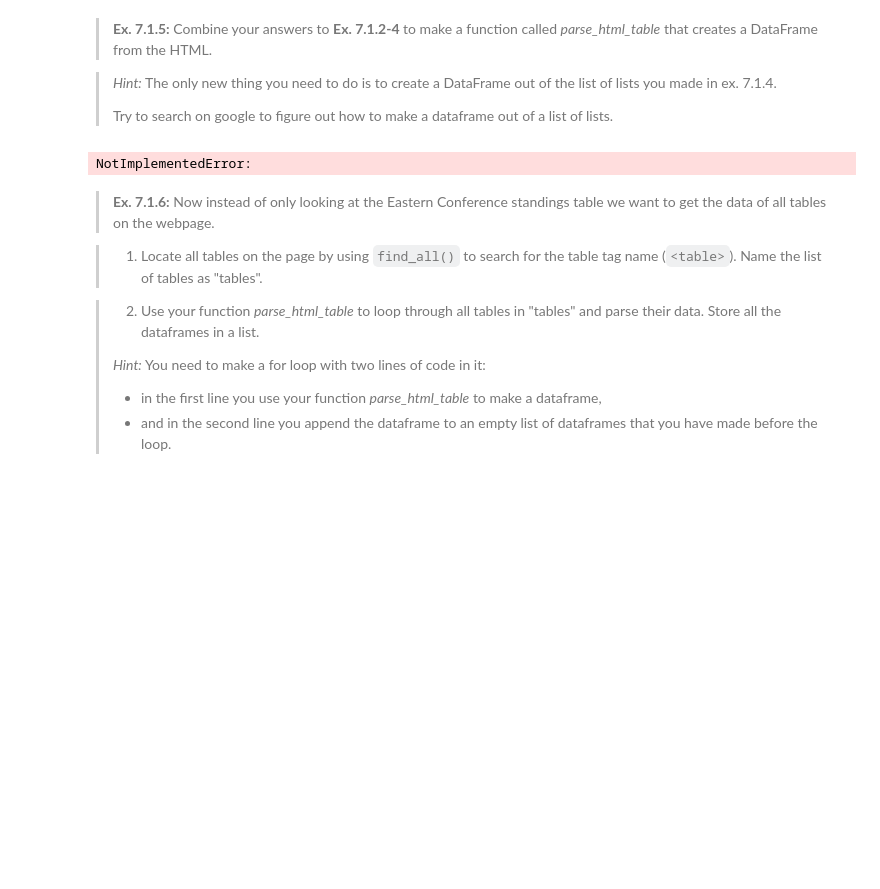
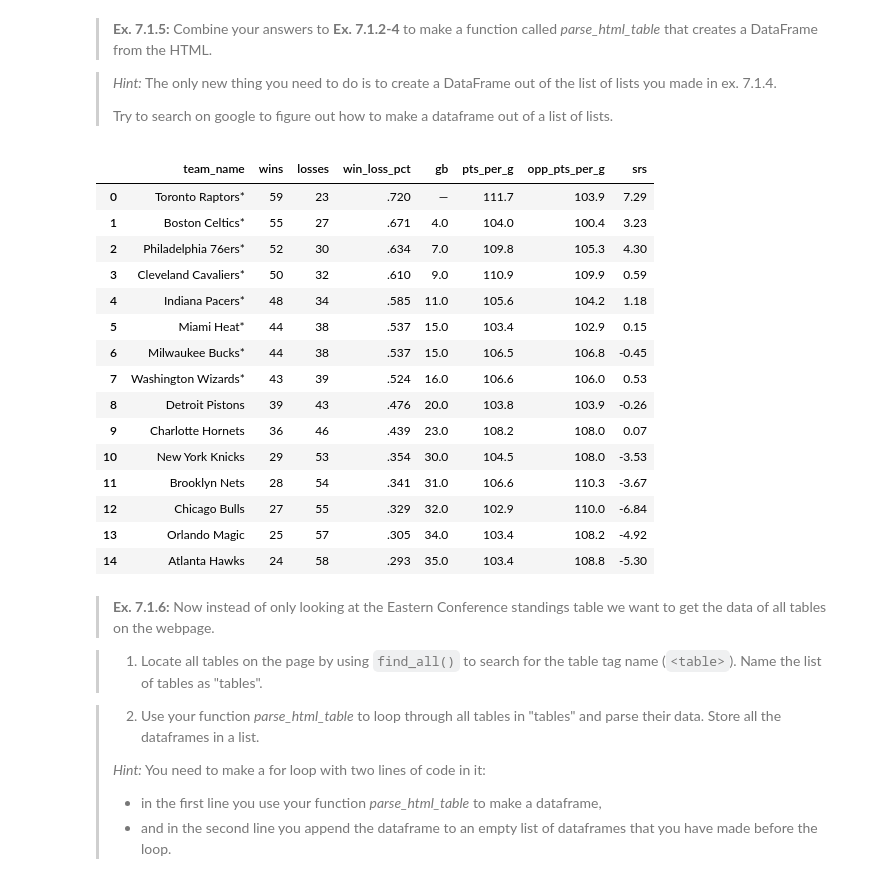
Before and after one commit to mcp656/Social-Data-Science, a Jupyter notebook: Modules/module_7/module_7_exercises.ipynb, the cells around one changed output. Cells and saved outputs as stored; diff of their text form; code cells hidden in the pictures; blank space fills up the shorter version.

```diff
--- a/Modules/module_7/module_7_exercises.ipynb
+++ b/Modules/module_7/module_7_exercises.ipynb
@@ -132,11 +107,53 @@ print(all_rows)
 > *Hint:* The only new thing you need to do is to create a DataFrame out of the list of lists you made in ex. 7.1.4.
 >
 > Try to search on google to figure out how to make a dataframe out of a list of lists.
-# %%
-# YOUR CODE HERE
-raise NotImplementedError()
-# %% [output]
-NotImplementedError:
+# %%
+# YOUR CODE HERE
+import pandas as pd
+
+df = pd.DataFrame(all_rows, columns = table_header)
+# %%
+import pandas as pd
+
+def parse_html_table(html):
+    columns = []
+    row_lists = []
+
+    for th in html.find('thead').find_all('th'):
+        columns.append(th.get('data-stat'))
+
+    for row in html.find('tbody').find_all('tr'):
+        rows = []
+
+        for child in row.children:
+            if child.name in ['th', 'td']:
+                rows.append(child.get_text(strip=True))
+
+        row_lists.append(rows)
+
+    df = pd.DataFrame(row_lists, columns=columns)
+
+    return df
+
+# Example usage:
+parse_html_table(eastern_conference_table)
+# %% [output]
+|  | team_name | wins | losses | win_loss_pct | gb | pts_per_g | opp_pts_per_g | srs |
+| 0 | Toronto Raptors* | 59 | 23 | .720 | — | 111.7 | 103.9 | 7.29 |
+| 1 | Boston Celtics* | 55 | 27 | .671 | 4.0 | 104.0 | 100.4 | 3.23 |
+| 2 | Philadelphia 76ers* | 52 | 30 | .634 | 7.0 | 109.8 | 105.3 | 4.30 |
+| 3 | Cleveland Cavaliers* | 50 | 32 | .610 | 9.0 | 110.9 | 109.9 | 0.59 |
+| 4 | Indiana Pacers* | 48 | 34 | .585 | 11.0 | 105.6 | 104.2 | 1.18 |
+| 5 | Miami Heat* | 44 | 38 | .537 | 15.0 | 103.4 | 102.9 | 0.15 |
+| 6 | Milwaukee Bucks* | 44 | 38 | .537 | 15.0 | 106.5 | 106.8 | -0.45 |
+| 7 | Washington Wizards* | 43 | 39 | .524 | 16.0 | 106.6 | 106.0 | 0.53 |
+| 8 | Detroit Pistons | 39 | 43 | .476 | 20.0 | 103.8 | 103.9 | -0.26 |
+| 9 | Charlotte Hornets | 36 | 46 | .439 | 23.0 | 108.2 | 108.0 | 0.07 |
+| 10 | New York Knicks | 29 | 53 | .354 | 30.0 | 104.5 | 108.0 | -3.53 |
+| 11 | Brooklyn Nets | 28 | 54 | .341 | 31.0 | 106.6 | 110.3 | -3.67 |
+| 12 | Chicago Bulls | 27 | 55 | .329 | 32.0 | 102.9 | 110.0 | -6.84 |
+| 13 | Orlando Magic | 25 | 57 | .305 | 34.0 | 103.4 | 108.2 | -4.92 |
+| 14 | Atlanta Hawks | 24 | 58 | .293 | 35.0 | 103.4 | 108.8 | -5.30 |
 # %% [markdown]
 > **Ex. 7.1.6:** Now instead of only looking at the Eastern Conference standings table we want to get the data of all tables on the webpage.
 
```
Also changed, not shown: parts of 6 cells of this notebook.
